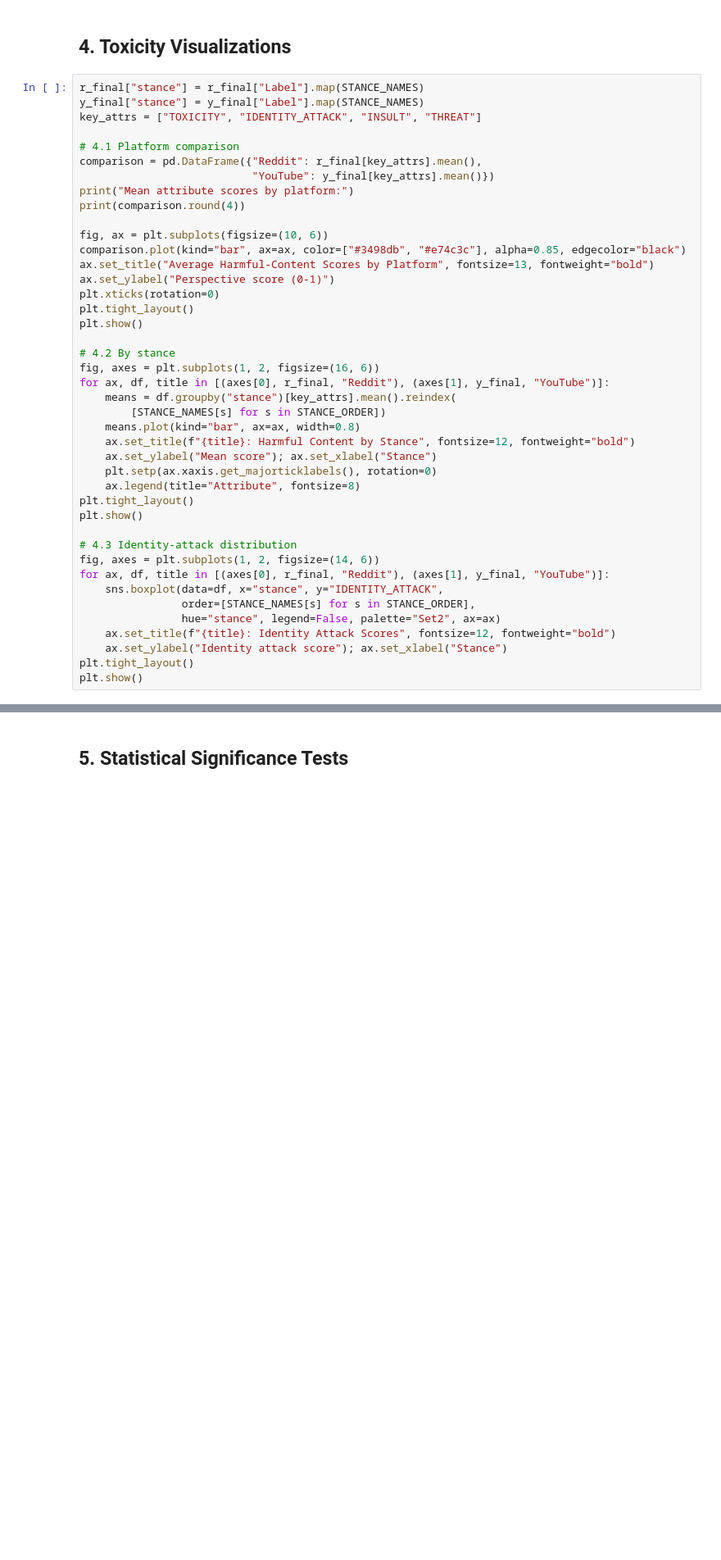
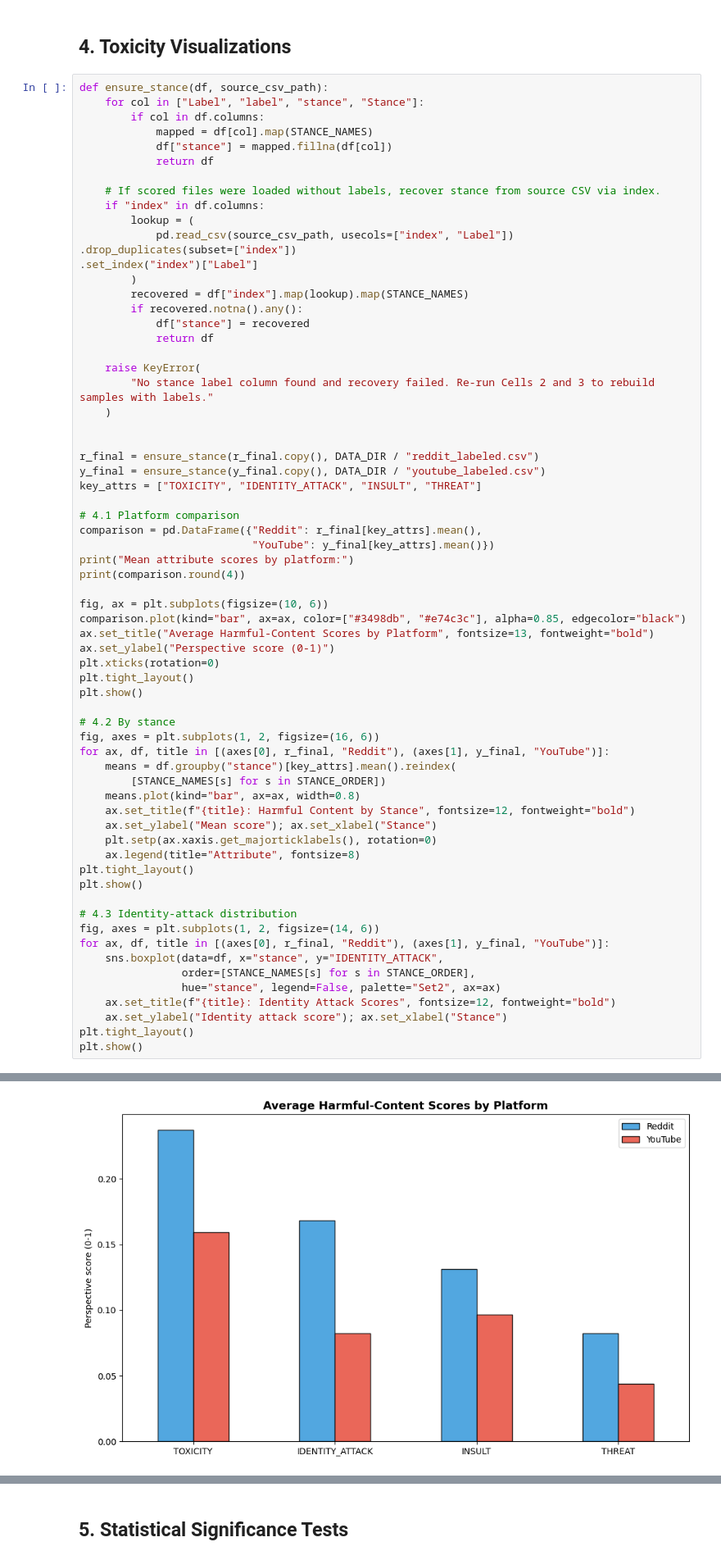
Before and after one commit to akshat3144/israel-hamas-discourse-analysis, a Jupyter notebook: 05_toxicity_analysis/toxicity_assessment.ipynb, the cells around one changed output, grey strips where cells are left out. Shown at 82% size. Saved outputs shown, nothing was run; the diff lists cells and outputs as text; blank space fills up the shorter version.

```diff
--- a/05_toxicity_analysis/toxicity_assessment.ipynb
+++ b/05_toxicity_analysis/toxicity_assessment.ipynb
@@ -142,8 +152,32 @@ print(f"Scored {r_final['TOXICITY'].notna().sum()} Reddit and "
 # %% [markdown]
 ## 4. Toxicity Visualizations
 # %%
-r_final["stance"] = r_final["Label"].map(STANCE_NAMES)
-y_final["stance"] = y_final["Label"].map(STANCE_NAMES)
+def ensure_stance(df, source_csv_path):
+    for col in ["Label", "label", "stance", "Stance"]:
+        if col in df.columns:
+            mapped = df[col].map(STANCE_NAMES)
+            df["stance"] = mapped.fillna(df[col])
+            return df
+
+    # If scored files were loaded without labels, recover stance from source CSV via index.
+    if "index" in df.columns:
+        lookup = (
+            pd.read_csv(source_csv_path, usecols=["index", "Label"])
+.drop_duplicates(subset=["index"])
+.set_index("index")["Label"]
+        )
+        recovered = df["index"].map(lookup).map(STANCE_NAMES)
+        if recovered.notna().any():
+            df["stance"] = recovered
+            return df
+
+    raise KeyError(
+        "No stance label column found and recovery failed. Re-run Cells 2 and 3 to rebuild samples with labels."
+    )
+
+
+r_final = ensure_stance(r_final.copy(), DATA_DIR / "reddit_labeled.csv")
+y_final = ensure_stance(y_final.copy(), DATA_DIR / "youtube_labeled.csv")
 key_attrs = ["TOXICITY", "IDENTITY_ATTACK", "INSULT", "THREAT"]
 
 # 4.1 Platform comparison
@@ -183,3 +217,4 @@ for ax, df, title in [(axes[0], r_final, "Reddit"), (axes[1], y_final, "YouTube"
     ax.set_ylabel("Identity attack score"); ax.set_xlabel("Stance")
 plt.tight_layout()
 plt.show()
+# %% [output]
@@ -185,0 +227 @@ plt.show()
+[figure, added]
```
Also changed, not shown: parts of 6 cells of this notebook, 5 other files.
